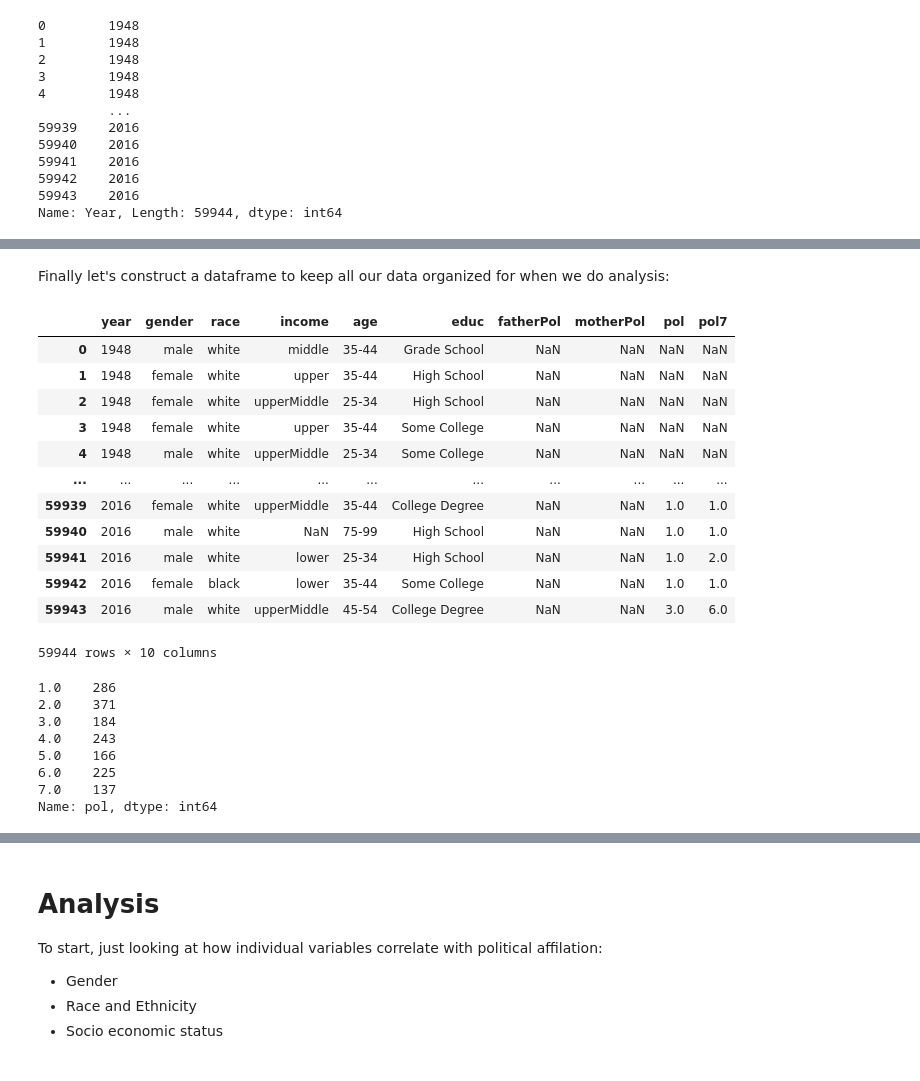
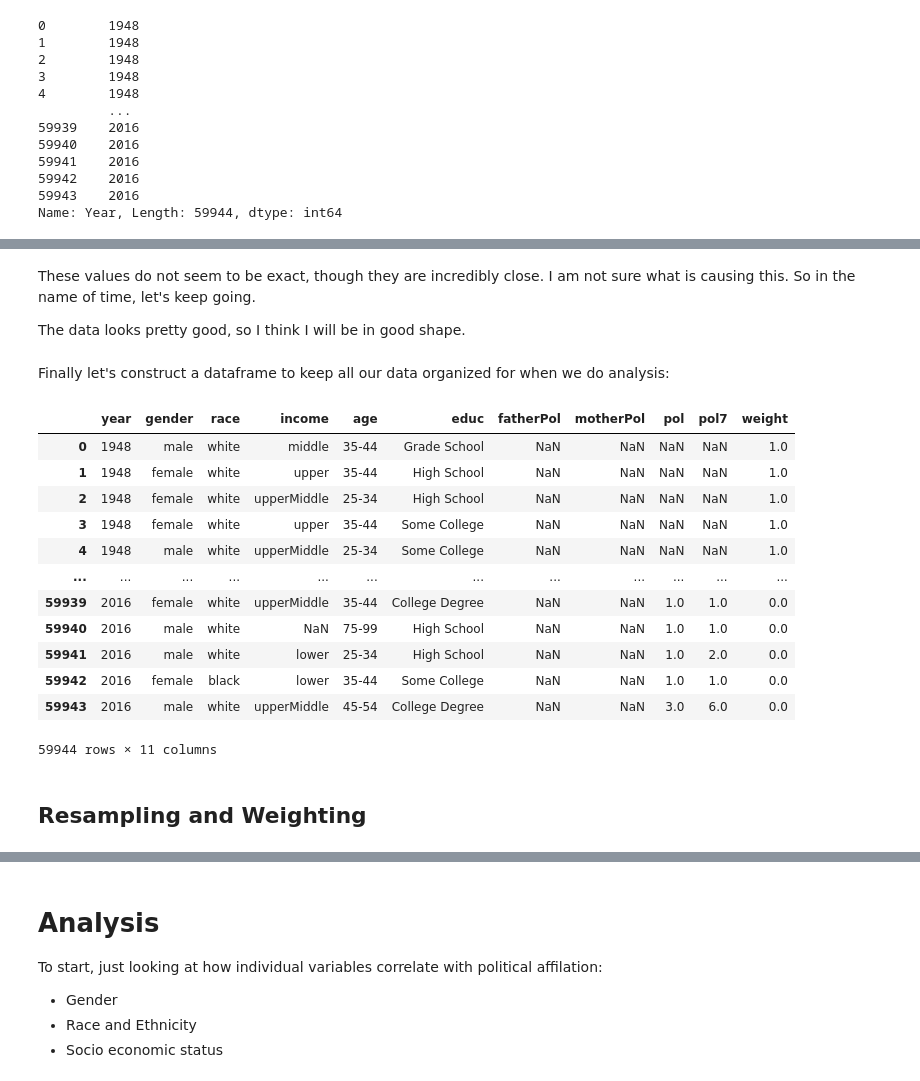
Before and after one commit to mstites/parentPoliticalCorr, a Jupyter notebook: project.ipynb, the cells around one changed output, grey strips where cells are left out. Saved outputs shown, nothing was run; the diff lists cells and outputs as text; code cells hidden in the pictures.

Commit message:
Implement data verification

```diff
--- a/project.ipynb
+++ b/project.ipynb
@@ -278,0 +218,11 @@ Name: pol7, dtype: int64
+# %%
+remap = {1: 1,
+         2: 1,
+         3: 1,
+         4: 2,
+         5: 3,
+         6: 3,
+         7: 3}
+pol = pol7.replace(remap)
+pol.name='pol'
+values(pol)
@@ -301,33 +379,27 @@ TO DO
+# %% [markdown]
+These values do not seem to be exact, though they are incredibly close. I am not sure what is causing this. So in the name of time, let's keep going.
+
+The data looks pretty good, so I think I will be in good shape.
 # %% [markdown]
 Finally let's construct a dataframe to keep all our data organized for when we do analysis:
 # %%
-d = {'year': year, 'gender': gender, 'race': race, 'income': income, 'age': age, 'educ':educ, 'fatherPol':fatherPol, 'motherPol': motherPol, 'pol': pol, 'pol7': pol7}
-# d = {'gender':gender}
+d = {'year': year, 'gender': gender, 'race': race, 'income': income, 'age': age, 'educ':educ,
+     'fatherPol':fatherPol, 'motherPol': motherPol, 'pol': pol, 'pol7': pol7, 'weight':anes['VCF0009x']}
 data = pd.DataFrame(data=d)
 data
 # %% [output]
-|  | year | gender | race | income | age | educ | fatherPol | motherPol | pol | pol7 |
-| 0 | 1948 | male | white | middle | 35-44 | Grade School | NaN | NaN | NaN | NaN |
-| 1 | 1948 | female | white | upper | 35-44 | High School | NaN | NaN | NaN | NaN |
-| 2 | 1948 | female | white | upperMiddle | 25-34 | High School | NaN | NaN | NaN | NaN |
-| 3 | 1948 | female | white | upper | 35-44 | Some College | NaN | NaN | NaN | NaN |
-| 4 | 1948 | male | white | upperMiddle | 25-34 | Some College | NaN | NaN | NaN | NaN |
-| ... | ... | ... | ... | ... | ... | ... | ... | ... | ... | ... |
-| 59939 | 2016 | female | white | upperMiddle | 35-44 | College Degree | NaN | NaN | 1.0 | 1.0 |
-| 59940 | 2016 | male | white | NaN | 75-99 | High School | NaN | NaN | 1.0 | 1.0 |
-| 59941 | 2016 | male | white | lower | 25-34 | High School | NaN | NaN | 1.0 | 2.0 |
-| 59942 | 2016 | female | black | lower | 35-44 | Some College | NaN | NaN | 1.0 | 1.0 |
-| 59943 | 2016 | male | white | upperMiddle | 45-54 | College Degree | NaN | NaN | 3.0 | 6.0 |
+|  | year | gender | race | income | age | educ | fatherPol | motherPol | pol | pol7 | weight |
+| 0 | 1948 | male | white | middle | 35-44 | Grade School | NaN | NaN | NaN | NaN | 1.0 |
+| 1 | 1948 | female | white | upper | 35-44 | High School | NaN | NaN | NaN | NaN | 1.0 |
+| 2 | 1948 | female | white | upperMiddle | 25-34 | High School | NaN | NaN | NaN | NaN | 1.0 |
+| 3 | 1948 | female | white | upper | 35-44 | Some College | NaN | NaN | NaN | NaN | 1.0 |
+| 4 | 1948 | male | white | upperMiddle | 25-34 | Some College | NaN | NaN | NaN | NaN | 1.0 |
+| ... | ... | ... | ... | ... | ... | ... | ... | ... | ... | ... | ... |
+| 59939 | 2016 | female | white | upperMiddle | 35-44 | College Degree | NaN | NaN | 1.0 | 1.0 | 0.0 |
+| 59940 | 2016 | male | white | NaN | 75-99 | High School | NaN | NaN | 1.0 | 1.0 | 0.0 |
+| 59941 | 2016 | male | white | lower | 25-34 | High School | NaN | NaN | 1.0 | 2.0 | 0.0 |
+| 59942 | 2016 | female | black | lower | 35-44 | Some College | NaN | NaN | 1.0 | 1.0 | 0.0 |
+| 59943 | 2016 | male | white | upperMiddle | 45-54 | College Degree | NaN | NaN | 3.0 | 6.0 | 0.0 |
-59944 rows × 10 columns
+59944 rows × 11 columns
-# %%
-one_year = (data['year'] == 1980)
-values(column[one_year])
-# %% [output]
-1.0    286
-2.0    371
-3.0    184
-4.0    243
-5.0    166
-6.0    225
-7.0    137
-Name: pol, dtype: int64
+# %% [markdown]
+## Resampling and Weighting
```
Also changed, not shown: parts of 34 cells of this notebook.
